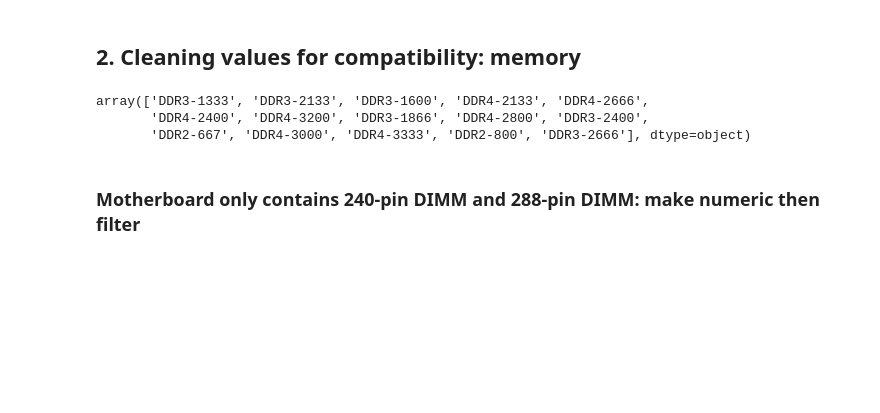
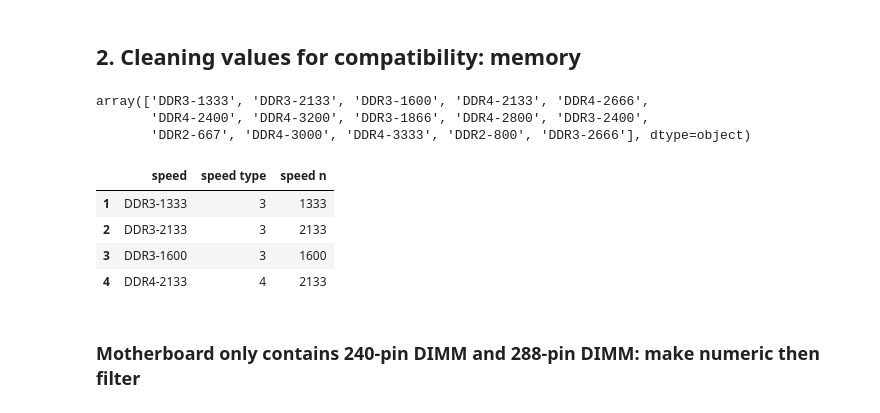
Before and after one commit to nycdatasci/bootcamp009_project, a Jupyter notebook: Project2-WebScraping/samomullane/pcparts initial eda.ipynb, the cells around one changed output. Cells and saved outputs as stored; diff of their text form; code cells hidden in the pictures; blank space fills up the shorter version.

```diff
--- a/Project2-WebScraping/samomullane/pcparts initial eda.ipynb
+++ b/Project2-WebScraping/samomullane/pcparts initial eda.ipynb
@@ -818,6 +865,17 @@ memory['speed'].unique()
 array(['DDR3-1333', 'DDR3-2133', 'DDR3-1600', 'DDR4-2133', 'DDR4-2666',
        'DDR4-2400', 'DDR4-3200', 'DDR3-1866', 'DDR4-2800', 'DDR3-2400',
        'DDR2-667', 'DDR4-3000', 'DDR4-3333', 'DDR2-800', 'DDR3-2666'], dtype=object)
+# %%
+#For SQL use later, we need to convert to type and speed
+memory['speed type'] = [int(re.search('DDR([0-9])', x).group(1)) for x in memory['speed']]
+memory['speed n'] = [int(re.search('-([0-9]{3,4})', x).group(1)) for x in memory['speed']]
+memory[['speed', 'speed type', 'speed n']][0:4]
+# %% [output]
+|  | speed | speed type | speed n |
+| 1 | DDR3-1333 | 3 | 1333 |
+| 2 | DDR3-2133 | 3 | 2133 |
+| 3 | DDR3-1600 | 3 | 1600 |
+| 4 | DDR4-2133 | 4 | 2133 |
 # %% [markdown]
 ### Motherboard only contains 240-pin DIMM and 288-pin DIMM: make numeric then filter
 # %%
```
Also changed, not shown: parts of 16 cells of this notebook, 11 other files.
